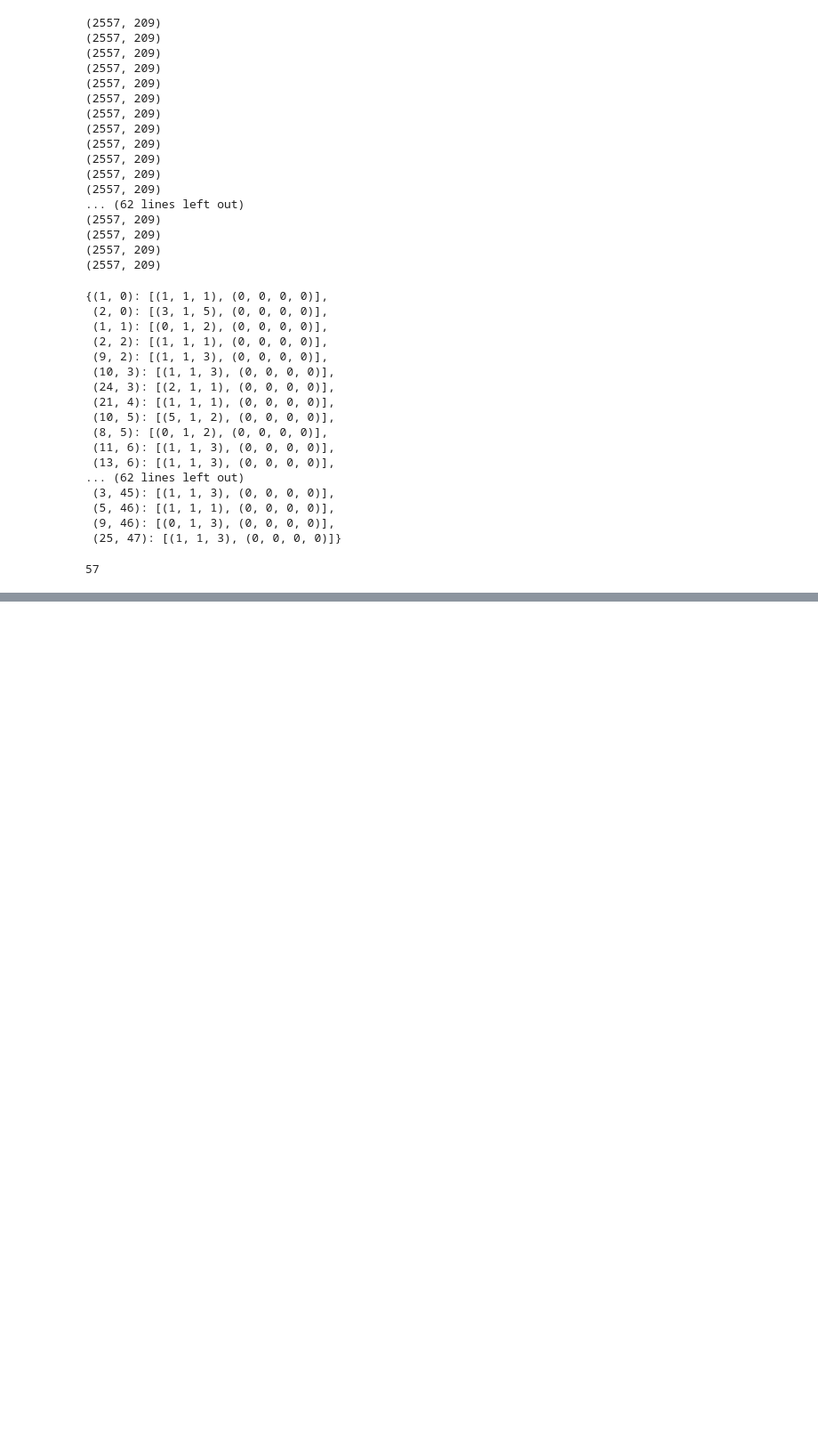
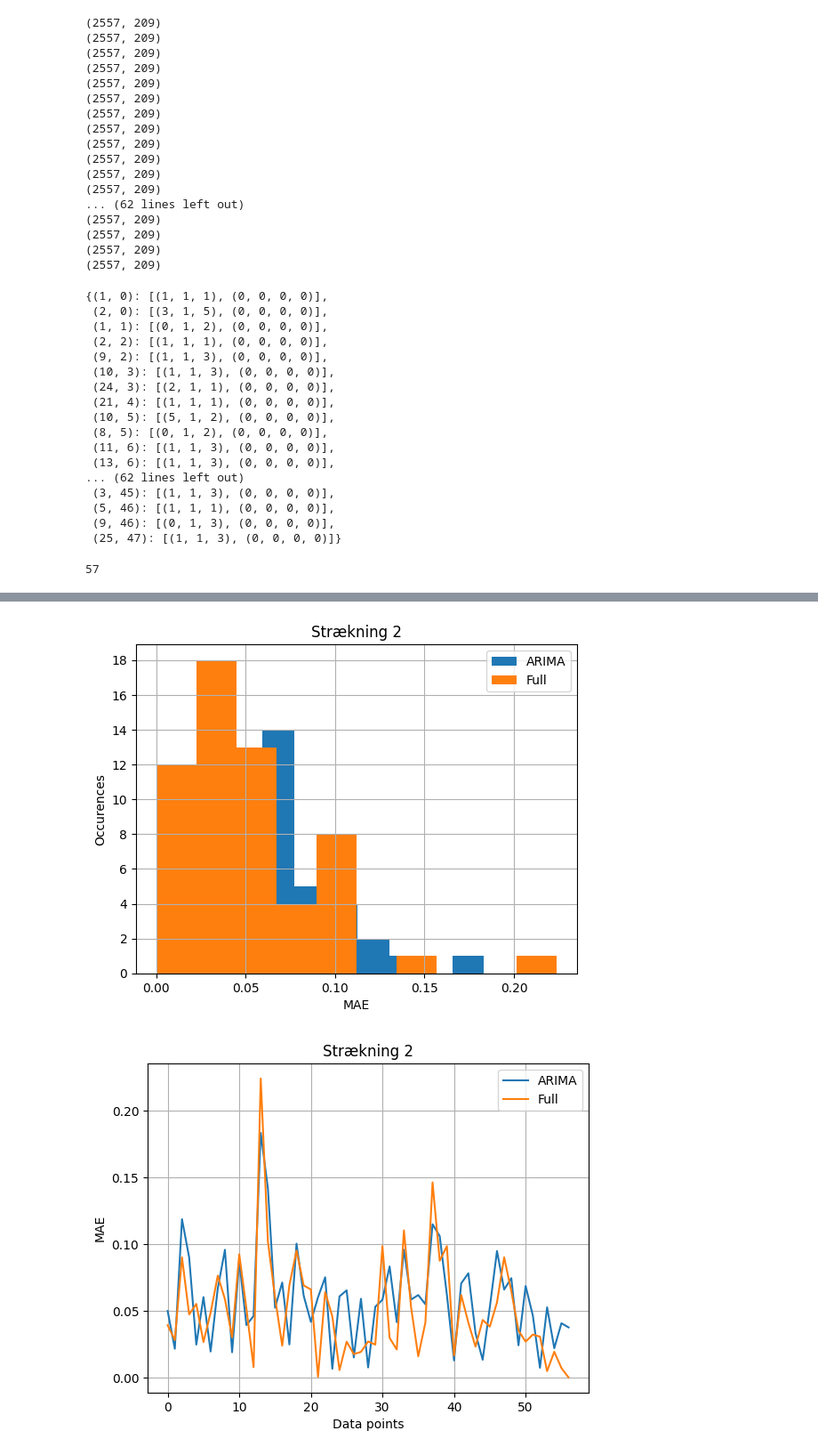
Before and after one commit to clarachristiansen/Bachelor_project, a Jupyter notebook: Full_SARIMA_Xgboost_CV.ipynb, the cells around one changed output, grey strips where cells are left out. Shown at 89% size. Cells and saved outputs as stored; diff of their text form; code cells hidden in the pictures; blank space fills up the shorter version.

```diff
--- a/Full_SARIMA_Xgboost_CV.ipynb
+++ b/Full_SARIMA_Xgboost_CV.ipynb
@@ -318 +343,44 @@ ax.grid()
+# %%
+from matplotlib.ticker import MaxNLocator
+
+def hist_strækning(strækning, cv_scores):
+    cv_scores_full = [cv[0] for key, cv in cv_scores.items() if key[0] == strækning]
+    cv_scores_arima = [cv[1] for key, cv in cv_scores.items() if key[0] == strækning]
+
+    cv_scores_full = np.mean(cv_scores_full, axis=0)
+    cv_scores_arima = np.mean(cv_scores_arima, axis=0)
+
+    plt.hist(cv_scores_arima, label='ARIMA')
+    plt.hist(cv_scores_full,label='Full')
+    plt.title(f'Strækning {strækning}')
+    plt.xlabel('MAE')
+    plt.ylabel('Occurences')
+    plt.legend(loc='upper right')
+    plt.grid()
+    plt.gca().yaxis.set_major_locator(MaxNLocator(integer=True)) # only integer ticks i y-axis
+    plt.savefig(f'Results/Strækning{strækning}_histogram_MAE_XGboost.png', bbox_inches='tight')
+    plt.show()
+
+def linechart_strækning(strækning, cv_scores):
+    cv_scores_full = [cv[0] for key, cv in cv_scores.items() if key[0] == strækning]
+    cv_scores_arima = [cv[1] for key, cv in cv_scores.items() if key[0] == strækning]
+
+    cv_scores_full = np.mean(cv_scores_full, axis=0)
+    cv_scores_arima = np.mean(cv_scores_arima, axis=0)
+
+    plt.plot(cv_scores_arima, label='ARIMA')
+    plt.plot(cv_scores_full,label='Full')
+    plt.title(f'Strækning {strækning}')
+    plt.xlabel('Data points')
+    plt.ylabel('MAE')
+    plt.legend(loc='upper right')
+    plt.grid()
+    plt.savefig(f'Results/Strækning{strækning}_linechart_MAE_XGboost.png', bbox_inches='tight')
+    plt.show()
+# %%
+hist_strækning(2, cv_scores)
+linechart_strækning(2, cv_scores)
+# %% [output]
+[figure, added]
+[figure, added]
 # %%
```
Also changed, not shown: parts of 7 cells of this notebook, 14 other files.
